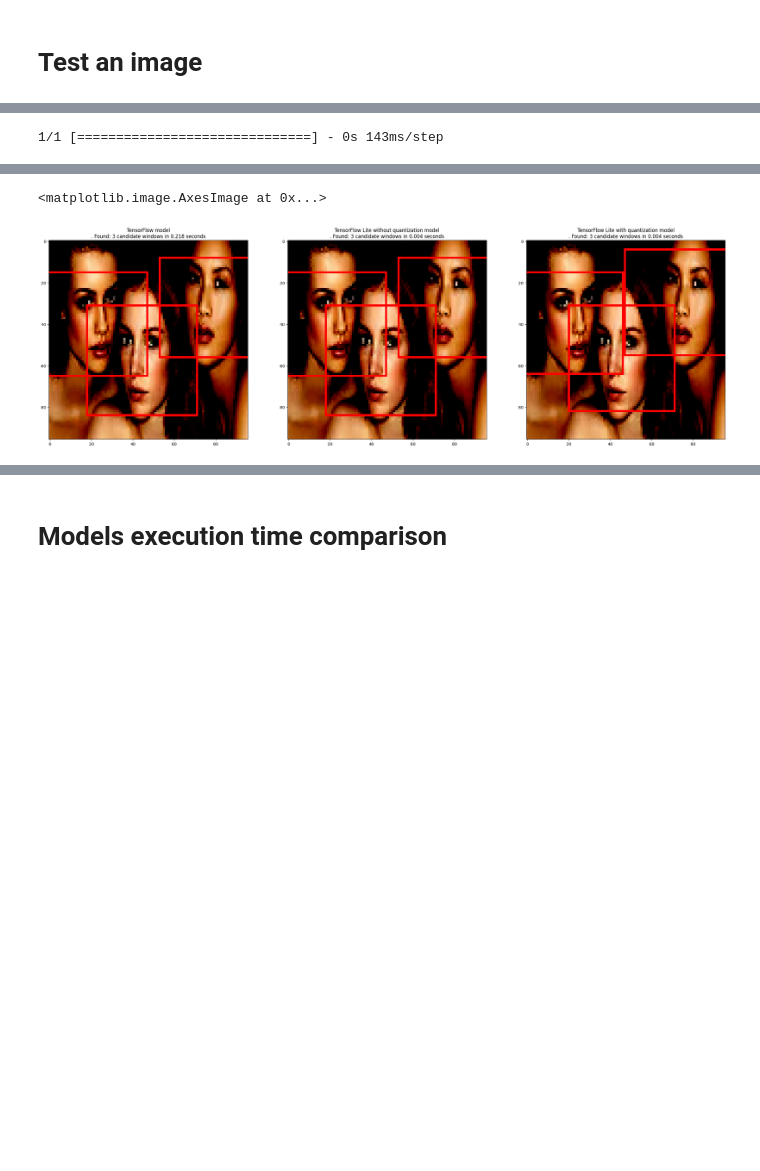
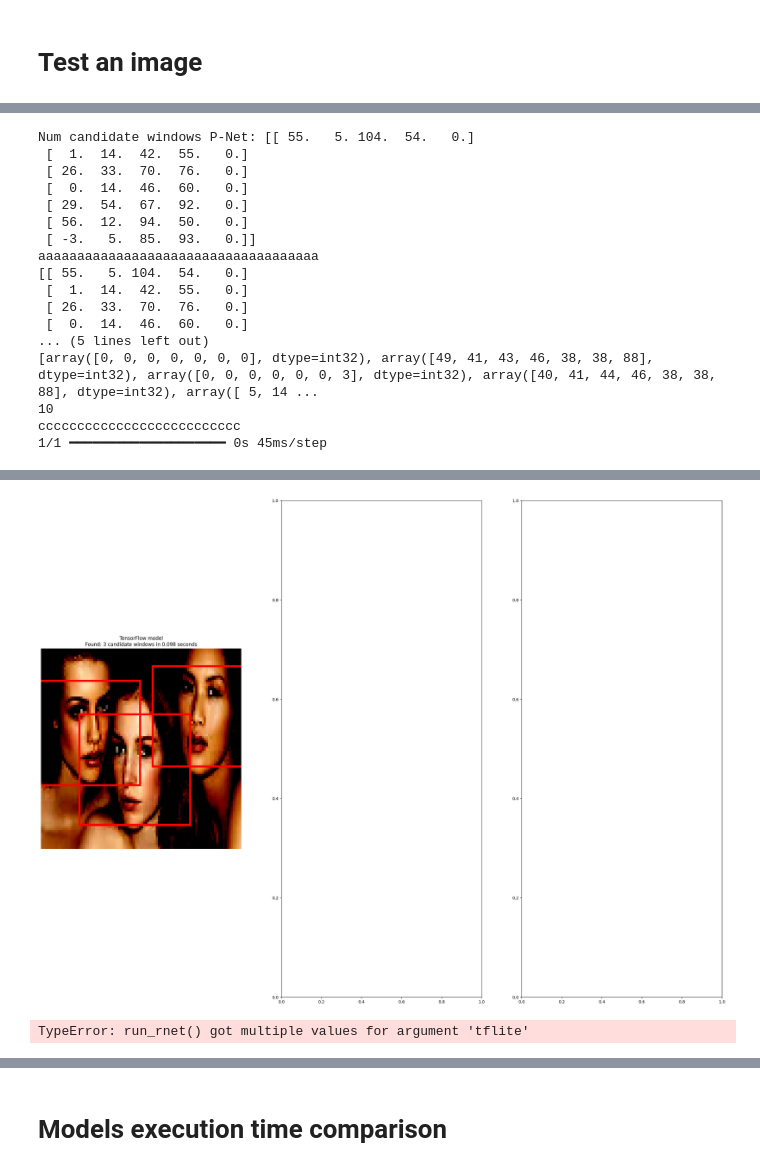
Before and after one commit to deodatomatheus/mtcnn_esp32s3, a Jupyter notebook: models_evaluation.ipynb, the cells around one changed output, grey strips where cells are left out. Drawn from its saved outputs; the diff is of its cells as text; code cells hidden in the pictures; blank space fills up the shorter version.

```diff
--- a/models_evaluation.ipynb
+++ b/models_evaluation.ipynb
@@ -574,25 +836,28 @@ WARNING:matplotlib.image:Clipping input data to the valid range for imshow with
 <matplotlib.image.AxesImage at 0x...>
 [figure]
 # %%
-# R-Net
+print("Num candidate windows P-Net:", candidate_windows)
+
 
 # TF
-t0 = time.time() # Initial time to measure model time execution
-candidate_windows = run_rnet(candidate_windows, rnet)
-rnet_time = time.time() - t0 # Model time execution
-rnet_results = utils.draw_bboxes(image_test, candidate_windows) # Draw the bboxes in the image
+t0 = time.time()
+candidate_windows = run_rnet(candidate_windows, rnet, tflite=False)
+rnet_time = time.time() - t0
+rnet_results = utils.draw_bboxes(image_test.copy(), candidate_windows)
 
-# TF no quantized
-t0 = time.time() # Initial time to measure model time execution
-candidate_windows_no_quant = run_rnet(candidate_windows_no_quant, rnet_no_quant, tflite=True)
-rnet_no_quant_time = time.time() - t0 # Model time execution
-rnet_no_quant_results = utils.draw_bboxes(image_test, candidate_windows_no_quant) # Draw the bboxes in the image
 
-# TF quantized
-t0 = time.time() # Initial time to measure model time execution
-candidate_windows_quant_int8 = run_rnet(candidate_windows_quant_int8, rnet_quant_int8, tflite=True, quantized=True)
-rnet_quant_int8_time = time.time() - t0 # Model time execution
-rnet_quant_int8_results = utils.draw_bboxes(image_test, candidate_windows_quant_int8) # Draw the bboxes in the image
+plt.show()
+# TF Lite (no quantized)
+t0 = time.time()
+candidate_windows_no_quant = run_rnet(candidate_windows_no_quant, rnet_no_quant, image_test, tflite=True, quantized=False)
+rnet_no_quant_time = time.time() - t0
+rnet_no_quant_results = utils.draw_bboxes(image_test.copy(), candidate_windows_no_quant)
+
+# TF Lite quantized
+t0 = time.time()
+candidate_windows_quant_int8 = run_rnet(candidate_windows_quant_int8, rnet_quant_int8, image_test, tflite=True, quantized=True)
+rnet_quant_int8_time = time.time() - t0
+rnet_quant_int8_results = utils.draw_bboxes(image_test.copy(), candidate_windows_quant_int8)
 
 # Plot the results
 _, (ax1, ax2, ax3) = plt.subplots(1, 3, figsize=(30, 22))
@@ -603,4 +868,20 @@ ax2.imshow(rnet_no_quant_results) # TF no quantized
 ax3.set_title("TensorFlow Lite with quantization model\n. Found: " + str(candidate_windows_quant_int8.shape[0]) + " candidate windows" + " in " + str(np.round(rnet_quant_int8_time, 3)) + " seconds")
 ax3.imshow(rnet_quant_int8_results) # TF quantized
 # %% [output]
-1/1 [==============================] - 0s 143ms/step
+Num candidate windows P-Net: [[ 55.   5. 104.  54.   0.]
+ [  1.  14.  42.  55.   0.]
+ [ 26.  33.  70.  76.   0.]
+ [  0.  14.  46.  60.   0.]
+ [ 29.  54.  67.  92.   0.]
+ [ 56.  12.  94.  50.   0.]
+ [ -3.   5.  85.  93.   0.]]
+aaaaaaaaaaaaaaaaaaaaaaaaaaaaaaaaaaaa
+[[ 55.   5. 104.  54.   0.]
+ [  1.  14.  42.  55.   0.]
+ [ 26.  33.  70.  76.   0.]
+ [  0.  14.  46.  60.   0.]
+... (5 lines left out)
+[array([0, 0, 0, 0, 0, 0, 0], dtype=int32), array([49, 41, 43, 46, 38, 38, 88], dtype=int32), array([0, 0, 0, 0, 0, 0, 3], dtype=int32), array([40, 41, 44, 46, 38, 38, 88], dtype=int32), array([ 5, 14 ...
+10
+cccccccccccccccccccccccccc
+1/1 ━━━━━━━━━━━━━━━━━━━━ 0s 45ms/step
@@ -610,5 +889,5 @@ WARNING:matplotlib.image:Clipping input data to the valid range for imshow with
+[figure, new version]
-<matplotlib.image.AxesImage at 0x...>
+TypeError: run_rnet() got multiple values for argument 'tflite'
-[figure, old version]
 # %%
 # O-Net
 
```
Also changed, not shown: parts of 12 cells of this notebook.
